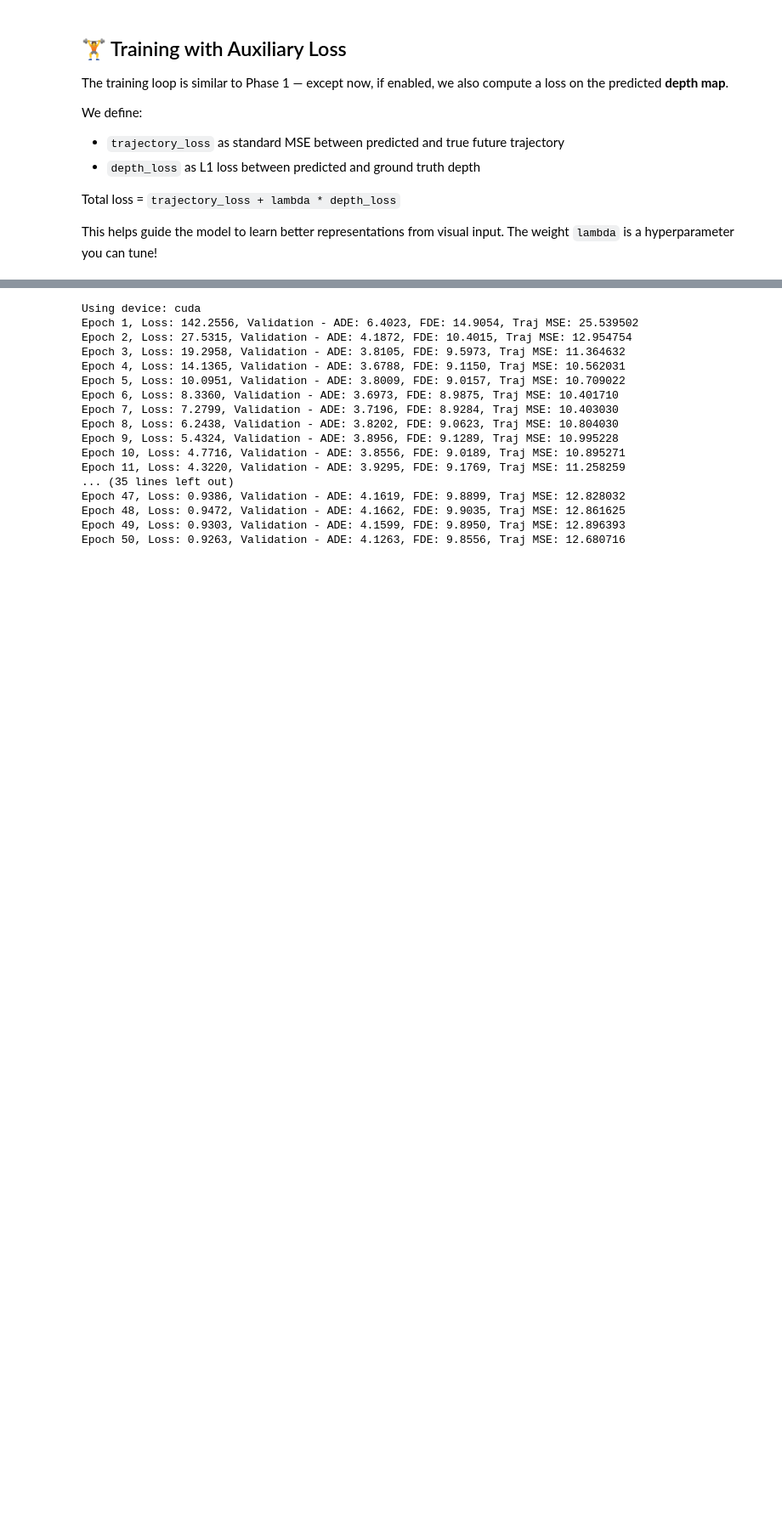
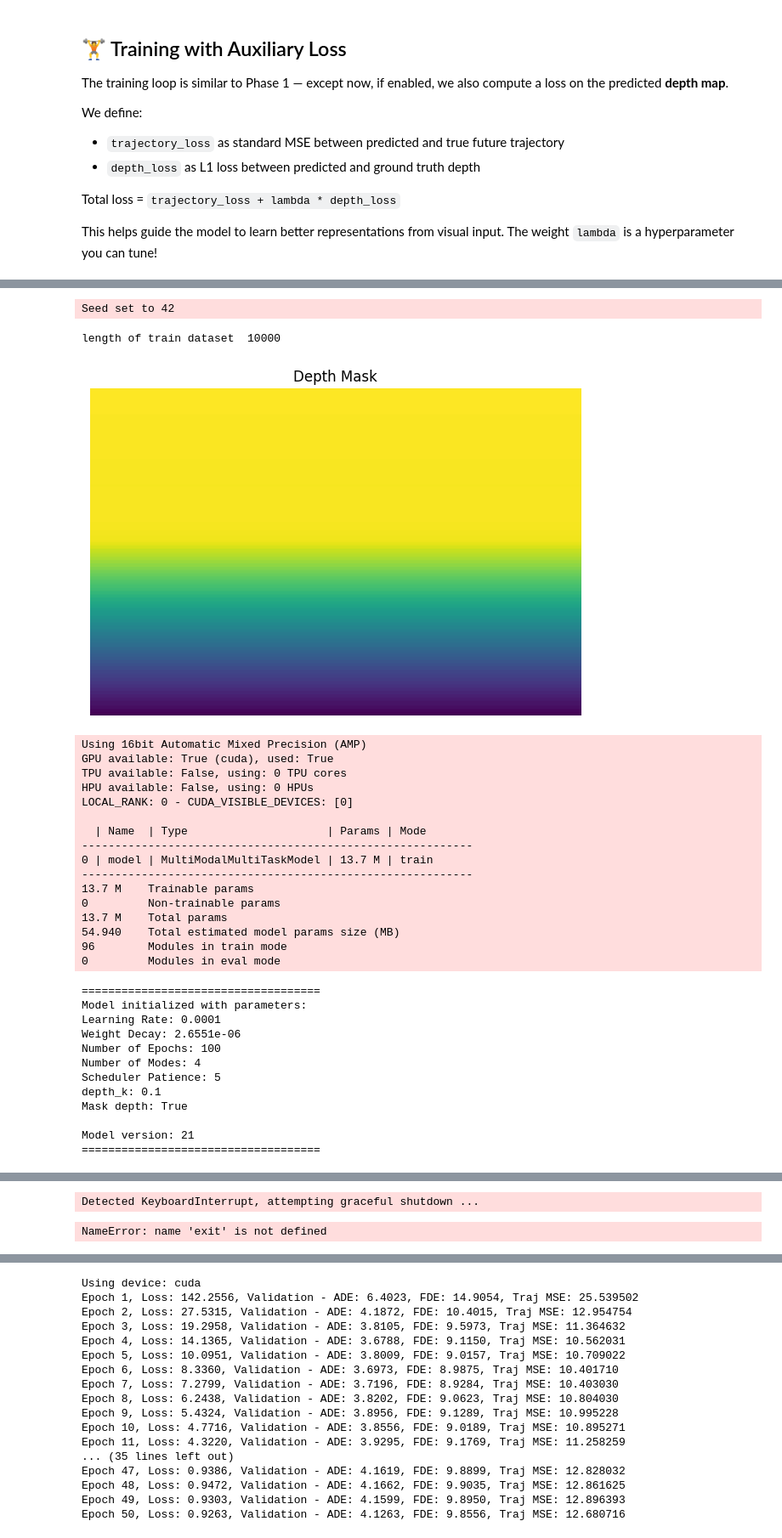
Before and after one commit to vita-student-projects/2025_euro_truck_simulators, a Jupyter notebook: project_phase2.ipynb, the cells around one changed output, grey strips where cells are left out. Shown at 85% size. Drawn from its saved outputs; the diff is of its cells as text; code cells hidden in the pictures; blank space fills up the shorter version.

Commit message:
Added: Depth masking

```diff
--- a/project_phase2.ipynb
+++ b/project_phase2.ipynb
@@ -292,5 +606,0 @@ By comparing the results (ADE, FDE, and Trajectory MSE), you'll see the benefit
-# %%
-use_depth_aux=False
-model_no_aux = DrivingPlanner(use_depth_aux=use_depth_aux)
-optimizer = optim.Adam(model_no_aux.parameters(), lr=1e-3)
-train(model_no_aux, train_loader, val_loader, optimizer, num_epochs=50,use_depth_aux=use_depth_aux)
@@ -314,0 +607,33 @@ Epoch 50, Loss: 0.3839, Validation - ADE: 4.0365, FDE: 9.7488, Traj MSE: 12.2580
+# %%
+
+def compute_depth_mask_from_loader(loader, max_samples=None):
+    total = None
+    count = 0
+
+    for i, sample in enumerate(loader.dataset):
+        depth = sample['depth']  # shape: [H, W, 1] — NHWC
+        right_column = depth[:, -1, :]  # shape: [H, 1]
+
+        right_column = torch.tensor(right_column, dtype=torch.float32)
+
+        if total is None:
+            total = right_column
+        else:
+            total += right_column
+
+        count += 1
+        if max_samples is not None and count >= max_samples:
+            break
+
+    avg_column = total / count  # shape: [H, 1]
+
+    # Reshape to [1, 1, H, W] for depth subtraction
+    depth_mask = avg_column.unsqueeze(0).unsqueeze(0)  # [1, 1, H, 1]
+    depth_mask = depth_mask.expand(-1, -1, -1, loader.dataset[0]['depth'].shape[1])  # W = width
+
+    fig, ax = plt.subplots(1, 1, figsize=(10, 5))
+    plt.imshow(depth_mask.squeeze(0).squeeze(0).cpu().numpy(), cmap='viridis')
+    plt.title("Depth Mask")
+    plt.axis('off')
+    plt.show()
+    return depth_mask
@@ -314,0 +757,36 @@ Epoch 50, Loss: 0.3839, Validation - ADE: 4.0365, FDE: 9.7488, Traj MSE: 12.2580
+# %%
+model, val_loader, best_model_val_loss = run_experiment(max_epochs=100, mask_depth=True, depth_k=0.1)
+model = model.to(torch.device('cuda' if torch.cuda.is_available() else 'cpu'))
+future, pred_with_aux, depth, pred_depth = visualize_comparison(val_loader, model, device=torch.device('cuda' if torch.cuda.is_available() else 'cpu'))
+# %% [output]
+Seed set to 42
+length of train dataset  10000
+[figure, added]
+Using 16bit Automatic Mixed Precision (AMP)
+GPU available: True (cuda), used: True
+TPU available: False, using: 0 TPU cores
+HPU available: False, using: 0 HPUs
+LOCAL_RANK: 0 - CUDA_VISIBLE_DEVICES: [0]
+
+  | Name  | Type                     | Params | Mode
+-----------------------------------------------------------
+0 | model | MultiModalMultiTaskModel | 13.7 M | train
+-----------------------------------------------------------
+13.7 M    Trainable params
+0         Non-trainable params
+13.7 M    Total params
+54.940    Total estimated model params size (MB)
+96        Modules in train mode
+0         Modules in eval mode
+====================================
+Model initialized with parameters:
+Learning Rate: 0.0001
+Weight Decay: 2.6551e-06
+Number of Epochs: 100
+Number of Modes: 4
+Scheduler Patience: 5
+depth_k: 0.1
+Mask depth: True
+
+Model version: 21
+====================================
@@ -314,0 +794,2 @@ Epoch 50, Loss: 0.3839, Validation - ADE: 4.0365, FDE: 9.7488, Traj MSE: 12.2580
+Detected KeyboardInterrupt, attempting graceful shutdown ...
+NameError: name 'exit' is not defined
```
Also changed, not shown: parts of 25 cells of this notebook.
